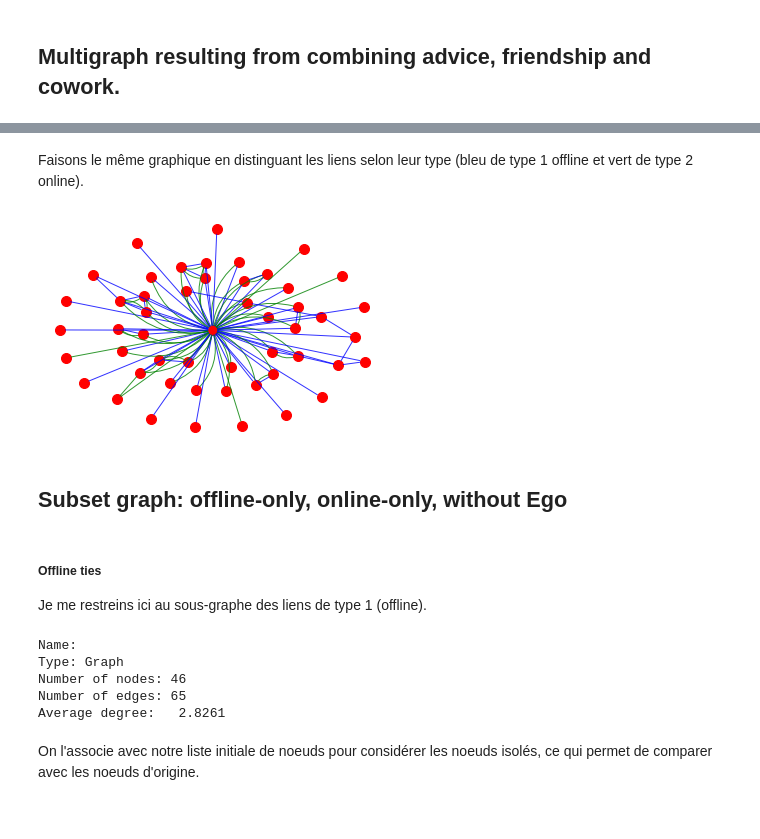
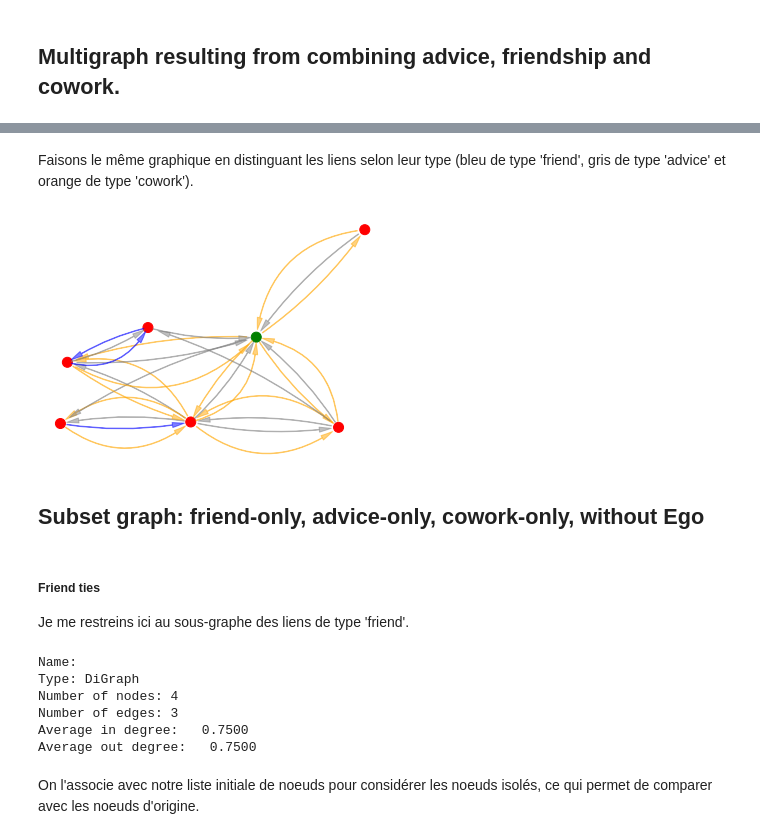
Before and after one commit to ARKEnsae/DM_Analyse_Reseaux, a Jupyter notebook: CC3/Exos_24Feb2021_KA.ipynb, the cells around one changed output, grey strips where cells are left out. Saved outputs shown, nothing was run; the diff lists cells and outputs as text; code cells hidden in the pictures.

```diff
--- a/CC3/Exos_24Feb2021_KA.ipynb
+++ b/CC3/Exos_24Feb2021_KA.ipynb
@@ -1070,0 +1076,16 @@ print(Ego210.nodes(data=True))
+# %%
+# generate graph from pandas edgelist
+# it is a directed multigraph (MultiDiGraph)
+
+# load the full graph
+EgoTotal = nx.from_pandas_edgelist(df=EgoEdges, source='node1', target='node2',
+                                   edge_attr ='Type', create_using=nx.MultiDiGraph()) #MULTIDIGRAPH!
+# match nodes of graph with attributes of nodes
+NodeData = nodes.set_index('Node').to_dict('index').items()
+EgoTotal.add_nodes_from(NodeData)
+
+#Method 2 : The networkx function to extract the ego graph of i
+num_ego = 47
+EgoGraph = nx.ego_graph(EgoTotal, num_ego, undirected=True)
+#DONT'T FORGET THE OPTION undirected : if True use both  in and out neighbors for directed graphs
+print(nx.info(EgoGraph))
@@ -1108,64 +1140,66 @@ plt.show()
 # %% [markdown]
-Faisons le même graphique en distinguant les liens selon leur type (bleu de type 1 offline et vert de type 2 online).
+Faisons le même graphique en distinguant les liens selon leur type (bleu de type 'friend', gris de type 'advice' et orange de type 'cowork').
 # %%
 # Visualization with differences by types
 
-#Colors : blue for offline and green for online
+#Colors : blue for friend, grey for advice and orange for cowork
 edge_color = []
-for edge in list(Ego210.edges(data=True)):
-    if list(edge[2].values())==[1]:
+for edge in list(EgoGraph.edges(data=True)):
+    if list(edge[2].values())==['friend']:
         edge_color.append('blue')
+    elif list(edge[2].values())==['advice']:
+        edge_color.append('grey')
     else:
-        edge_color.append('green')
+        edge_color.append('orange')
+
 
 # keep the same layout as before ("pos") to compare
-# draw nodes according to layoabsut
-nx.draw_networkx_nodes(Ego210, pos, node_color = 'r', node_size = 100, alpha = 1)
+node_color = creer_vect_couleur(EgoGraph, [num_ego])
+
 # use matplotlib to draw edges
 ax = plt.gca()
 
-
-for i in range(len(Ego210.edges)):
-    e = list(Ego210.edges)[i]
+for i in range(len(EgoGraph.edges)):
+    e = list(EgoGraph.edges)[i]
     ax.annotate("",
                 xy=pos[e[0]], xycoords='data',
                 xytext=pos[e[1]], textcoords='data',
-                arrowprops=dict(arrowstyle="-", #multi-graph but not oriented
-                                color=edge_color[i],
-                                alpha=0.8,
-                                shrinkA=5, shrinkB=5,
+                arrowprops=dict(color=edge_color[i],
+                                alpha=0.5,
+                                width = 0.5,
+                                headwidth = 5,
+                                shrink=0.05,
                                 patchA=None, patchB=None,
-                                #arc3,rad=rrr : permet de faire des courbes plutôt que des lignes
-                                #au lieu de donner une même valeur pour toutes les courbes, je donne
-                                #une valeur différente pour type 1 et type 2.
-                                connectionstyle="arc3,rad=rrr".replace('rrr',str(0.3*e[2])),
+                                connectionstyle="arc3,rad=rrr".replace('rrr',str(0.3*(e[2]+0.3)))
                                 ),
                 )
 plt.axis('off')
+# draw nodes according to layout
+nx.draw_networkx_nodes(EgoGraph, pos, node_color = node_color, node_size = 100, alpha = 1)
 plt.show()
 # %% [output]
-[figure, old version]
+[figure, new version]
 # %% [markdown]
-## Subset graph: offline-only, online-only, without Ego
+## Subset graph: friend-only, advice-only, cowork-only, without Ego
 # %% [markdown]
-##### Offline ties
+##### Friend ties
 
-Je me restreins ici au sous-graphe des liens de type 1 (offline).
+Je me restreins ici au sous-graphe des liens de type 'friend'.
 # %%
-## Subset graph: take only offline ties
+## Subset graph: take only friend ties
 
 # take subset of relevant edges
-offline = [(u, v) for (u, v, d) in Ego210.edges(data=True) if d["Type"] ==1]
-
+f = [(u, v) for (u, v, d) in EgoGraph.edges(data=True) if d["Type"] =='friend']
 # create graph
-Ego210Offline = nx.Graph(offline)
-print(nx.info(Ego210Offline))
+EgoGraphf = nx.DiGraph(f)
+print(nx.info(EgoGraphf))
 # %% [output]
 Name:
-Type: Graph
-Number of nodes: 46
-Number of edges: 65
-Average degree:   2.8261
+Type: DiGraph
+Number of nodes: 4
+Number of edges: 3
+Average in degree:   0.7500
+Average out degree:   0.7500
 # %% [markdown]
 On l'associe avec notre liste initiale de noeuds pour considérer les noeuds isolés, ce qui permet de comparer avec les noeuds d'origine.
 # %%
```
Also changed, not shown: parts of 86 cells of this notebook.
